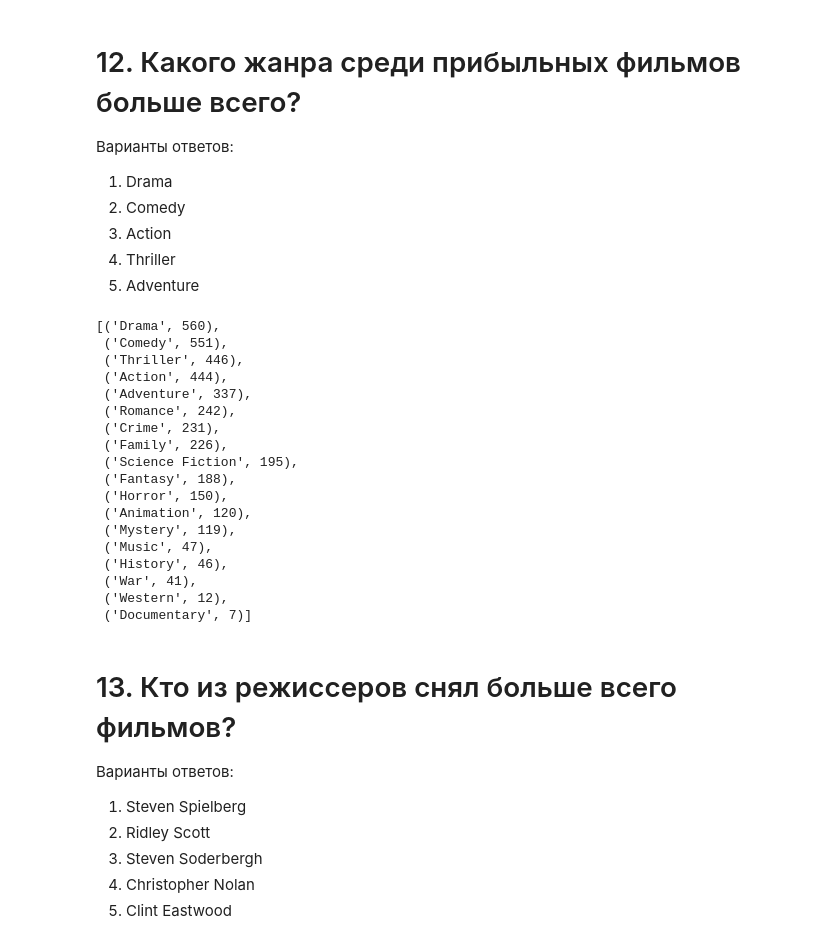
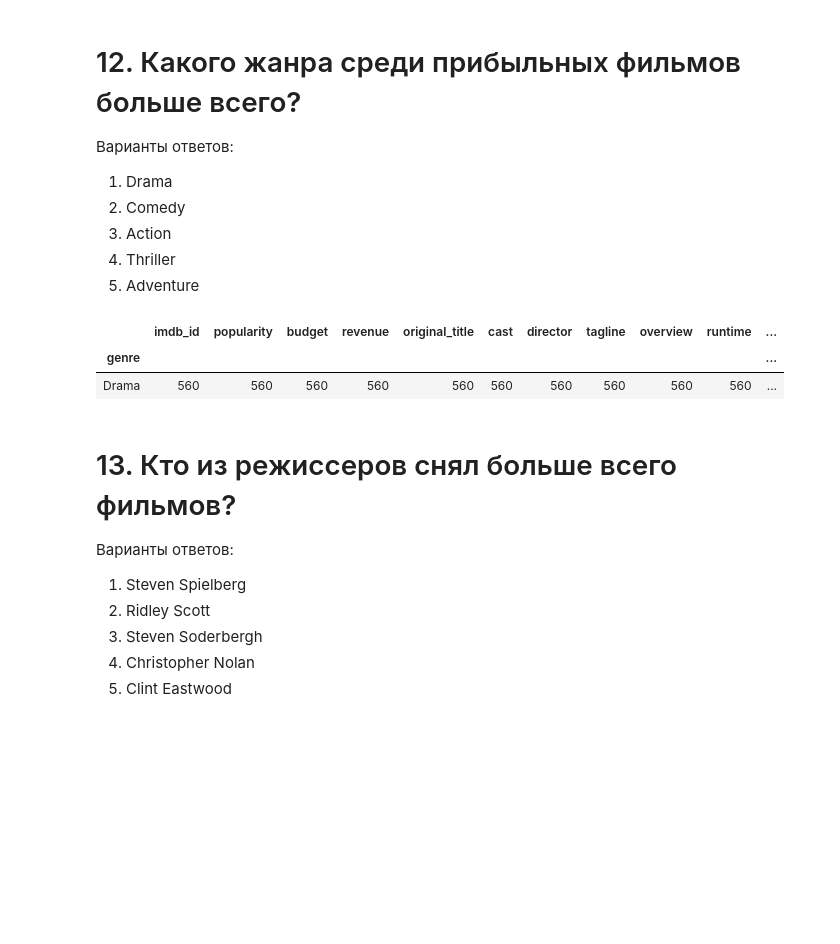
Before and after one commit to nanoflooder/sf_module_1, a Jupyter notebook: [SF-DST] Movies IMBD v3.0.ipynb, the cells around one changed output. Drawn from its saved outputs; the diff is of its cells as text; code cells hidden in the pictures; blank space fills up the shorter version.

```diff
--- a/[SF-DST] Movies IMBD v3.0.ipynb
+++ b/[SF-DST] Movies IMBD v3.0.ipynb
@@ -6,7 +6,7 @@ import matplotlib.pyplot as plt
 import os
 from collections import Counter
 # %%
-data = pd.read_csv('c:/data.csv')
+data = pd.read_csv('../input/imbd-sf/data.csv')
 data.head(5)
 # %% [output]
 |  | imdb_id | popularity | budget | revenue | original_title | cast | director | tagline | overview | runtime | ... |
@@ -29,3 +24,20 @@ data['month']=data['month'].str.replace('/','')
+# %%
+answer_ls = [] # создадим список с ответами. сюда будем добавлять ответы по мере прохождения теста
+data['earnings']=data['revenue']-data['budget']
+data['month']=data['release_date'].str[:2]
+data['month']=data['month'].str.replace('/','')
+# создадим таблицы со всеми вхождениями актёров, жанров и студий в фильмах
+actors=pd.DataFrame(columns=['actor','imdb_id'])
+companies=pd.DataFrame(columns=['company','imdb_id'])
+genres=pd.DataFrame(columns=['genre','imdb_id'])
+# наполним их
+for i in range(0,len(data.index)):
+    for item in data['cast'][i].split("|"):
+        actors=actors.append({'actor': str(item), 'imdb_id': data['imdb_id'][i]}, ignore_index=True)
+    for item in data['production_companies'][i].split("|"):
+        companies=companies.append({'company': str(item), 'imdb_id': data['imdb_id'][i]}, ignore_index=True)
+    for item in data['genres'][i].split("|"):
+        genres=genres.append({'genre': str(item), 'imdb_id': data['imdb_id'][i]}, ignore_index=True)
 # %% [markdown]
 # 1. У какого фильма из списка самый большой бюджет?
 Варианты ответов:
@@ -229,35 +218,14 @@ answer_ls.append(3)
 3. Action
 4. Thriller
 5. Adventure
-# %%
-genres_tmp=[]
-for i in data[data['earnings']>0].genres:
-    genres_tmp.append(i.split("|"))
-genres_list = []
-for sublist in genres_tmp:
-    for item in sublist:
-        genres_list.append(item)
-display(Counter(genres_list).most_common())
-answer_ls.append(1) #в тесте 'Drama' - вариант 3
-# %% [output]
-[('Drama', 560),
- ('Comedy', 551),
- ('Thriller', 446),
- ('Action', 444),
- ('Adventure', 337),
- ('Romance', 242),
- ('Crime', 231),
- ('Family', 226),
- ('Science Fiction', 195),
- ('Fantasy', 188),
- ('Horror', 150),
- ('Animation', 120),
- ('Mystery', 119),
- ('Music', 47),
- ('History', 46),
- ('War', 41),
- ('Western', 12),
- ('Documentary', 7)]
+# %%
+joined=data.merge(genres,on='imdb_id',how='outer')
+display(joined[joined['earnings']>0].groupby('genre').count().sort_values('genres').tail(1))
+answer_ls.append(1) #в тесте 'Drama' - вариант 3, а я нажал на вариант 1 (как здесь) - ошибка засчиталась
+# %% [output]
+|  | imdb_id | popularity | budget | revenue | original_title | cast | director | tagline | overview | runtime | ... |
+| genre |  |  |  |  |  |  |  |  |  |  | ... |
+| Drama | 560 | 560 | 560 | 560 | 560 | 560 | 560 | 560 | 560 | 560 | ... |
 # %% [markdown]
 # 13. Кто из режиссеров снял больше всего фильмов?
 Варианты ответов:
```
Also changed, not shown: parts of 29 cells of this notebook.
